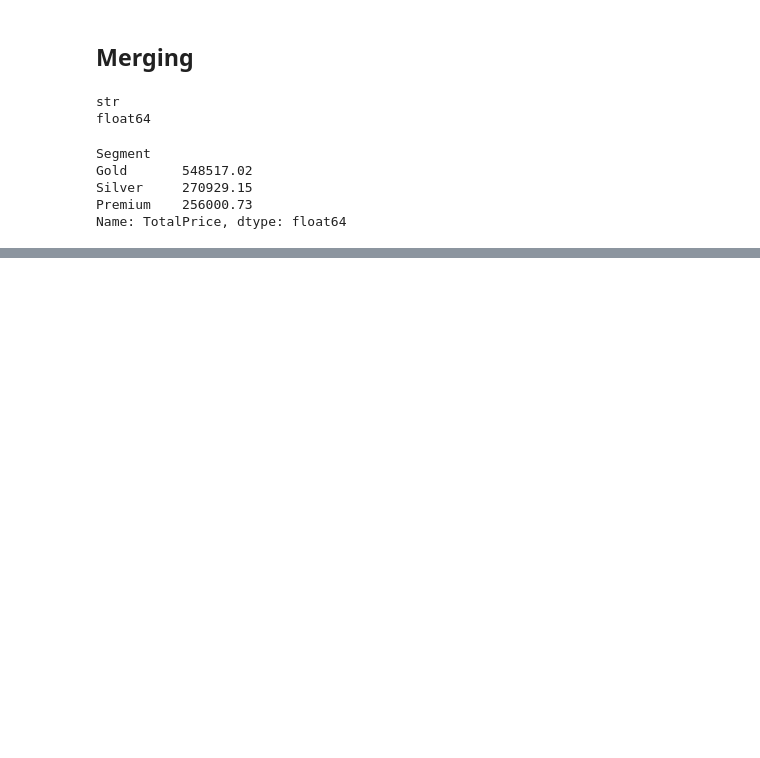
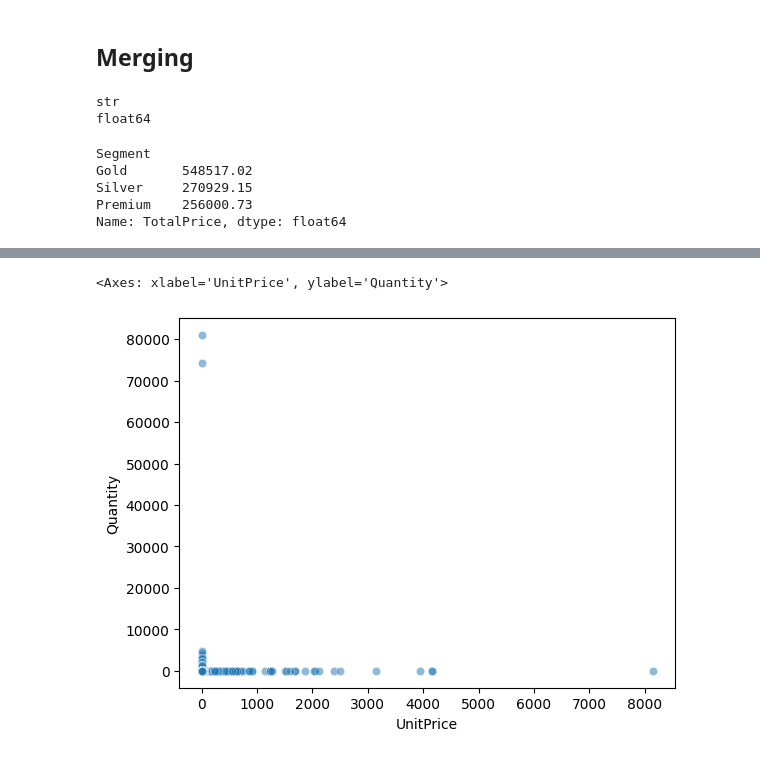
Before and after one commit to shsaniya04/Data-Analysis-with-Python, a Jupyter notebook: 12_Pandas_Practice_Project.ipynb, the cells around one changed output, grey strips where cells are left out. Cells and saved outputs as stored; diff of their text form; code cells hidden in the pictures; blank space fills up the shorter version.

```diff
--- a/12_Pandas_Practice_Project.ipynb
+++ b/12_Pandas_Practice_Project.ipynb
@@ -522,0 +551,5 @@ Name: TotalPrice, dtype: float64
+# %%
+sns.scatterplot(x = df.UnitPrice, y = df.Quantity, alpha = 0.5)
+# %% [output]
+<Axes: xlabel='UnitPrice', ylabel='Quantity'>
+[figure, added]
```
Also changed, not shown: parts of 8 cells of this notebook, 2 other files.
